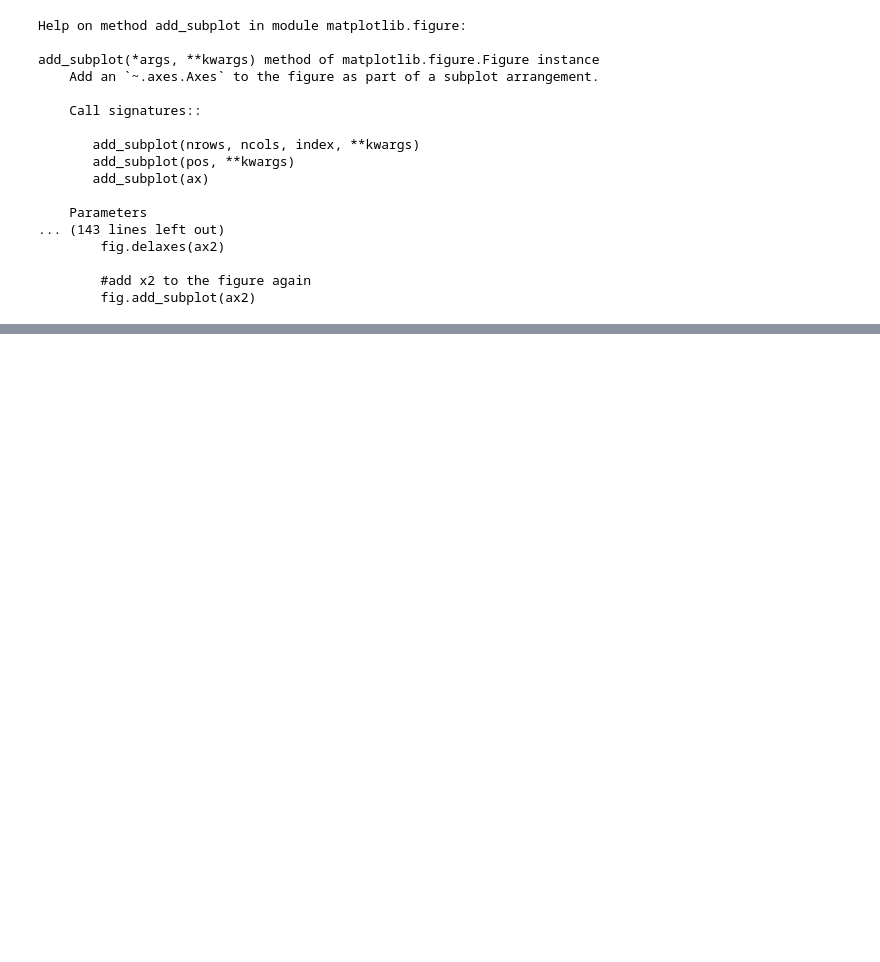
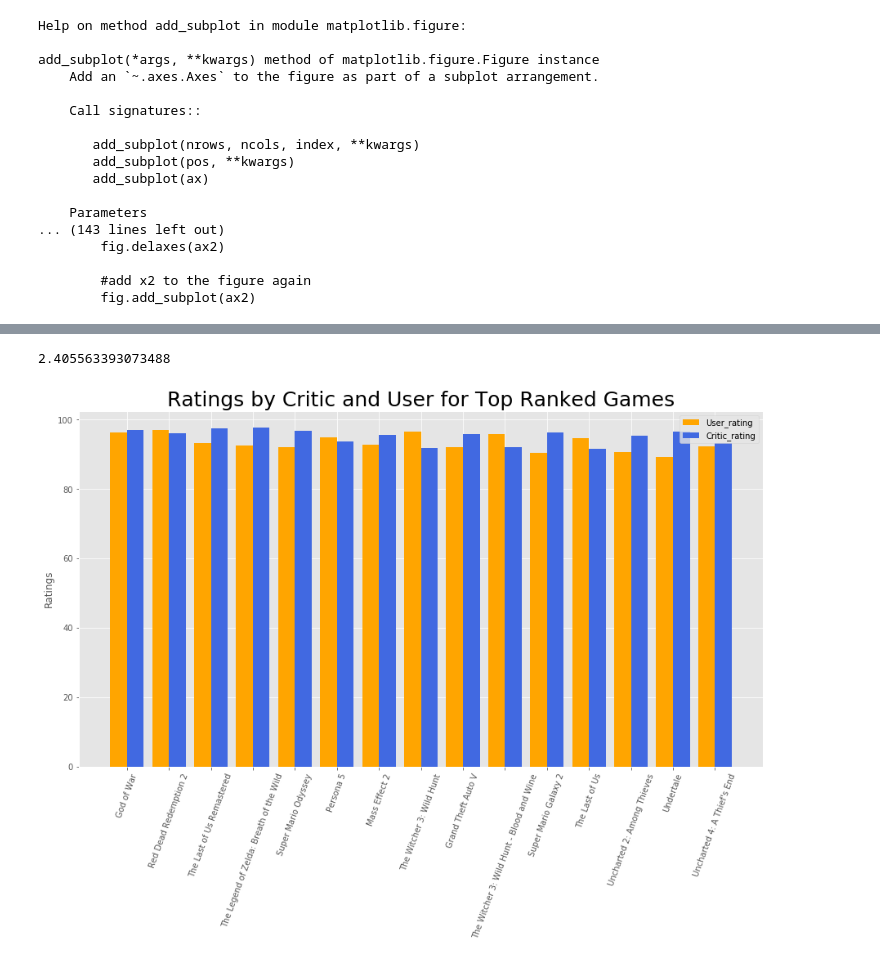
Before and after one commit to Judahesses/IGDB-Project-1, a Jupyter notebook: igdb-project-1.ipynb, the cells around one changed output, grey strips where cells are left out. Saved outputs shown, nothing was run; the diff lists cells and outputs as text; code cells hidden in the pictures; blank space fills up the shorter version.

```diff
--- a/igdb-project-1.ipynb
+++ b/igdb-project-1.ipynb
@@ -506,0 +530,4 @@ Text(0.5, 1.0, "Nintendo's Game Breakdown By Genre")
+# %%
+#getting the corresponding critic_ratings and user_ratings for top 15 games
+critic_review_top = list(df.critic_review_rating[:15])
+user_review_top = list(df.player_review_rating[:15])
@@ -506,0 +542,46 @@ Text(0.5, 1.0, "Nintendo's Game Breakdown By Genre")
+# %%
+user_std
+# %% [output]
+2.405563393073488
+# %%
+N = 15
+
+
+ind = np.arange(N)  # the x locations for the groups
+width = 0.4       # the width of the bars
+
+fig = plt.figure(figsize = (15,8))
+ax = fig.add_subplot(111)
+
+rects1 = ax.bar(ind, user_review_top, width, color='orange')
+user_rating = (user_review_top)
+
+critic_rating = (critic_review_top)
+rects2 = ax.bar(ind+width, critic_review_top, width, color='royalblue')
+
+# add some
+ax.set_ylabel('Ratings')
+ax.set_title('Ratings by Critic and User for Top Ranked Games', size =25)
+ax.set_xticks(ind + width / 2)
+ax.set_xticklabels( ['God of War',
+ 'Red Dead Redemption 2',
+ 'The Last of Us Remastered',
+ 'The Legend of Zelda: Breath of the Wild',
+ 'Super Mario Odyssey',
+ 'Persona 5',
+ 'Mass Effect 2',
+ 'The Witcher 3: Wild Hunt',
+ 'Grand Theft Auto V',
+ 'The Witcher 3: Wild Hunt - Blood and Wine',
+ 'Super Mario Galaxy 2',
+ 'The Last of Us',
+ 'Uncharted 2: Among Thieves',
+ 'Undertale',
+ "Uncharted 4: A Thief's End"], rotation = 70 )
+
+
+ax.legend( (rects1[0], rects2[0]), ('User_rating', 'Critic_rating'))
+
+plt.show()
+# %% [output]
+[figure, added]
```
Also changed, not shown: parts of 11 cells of this notebook.
